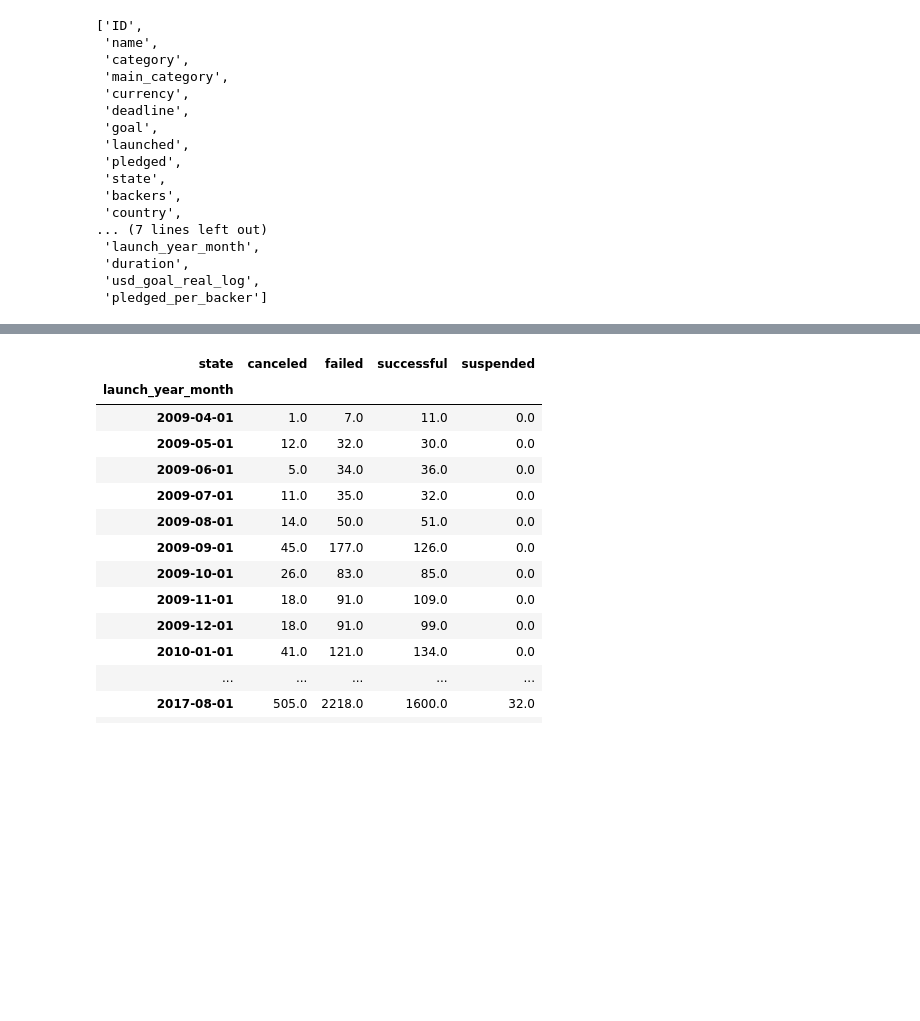
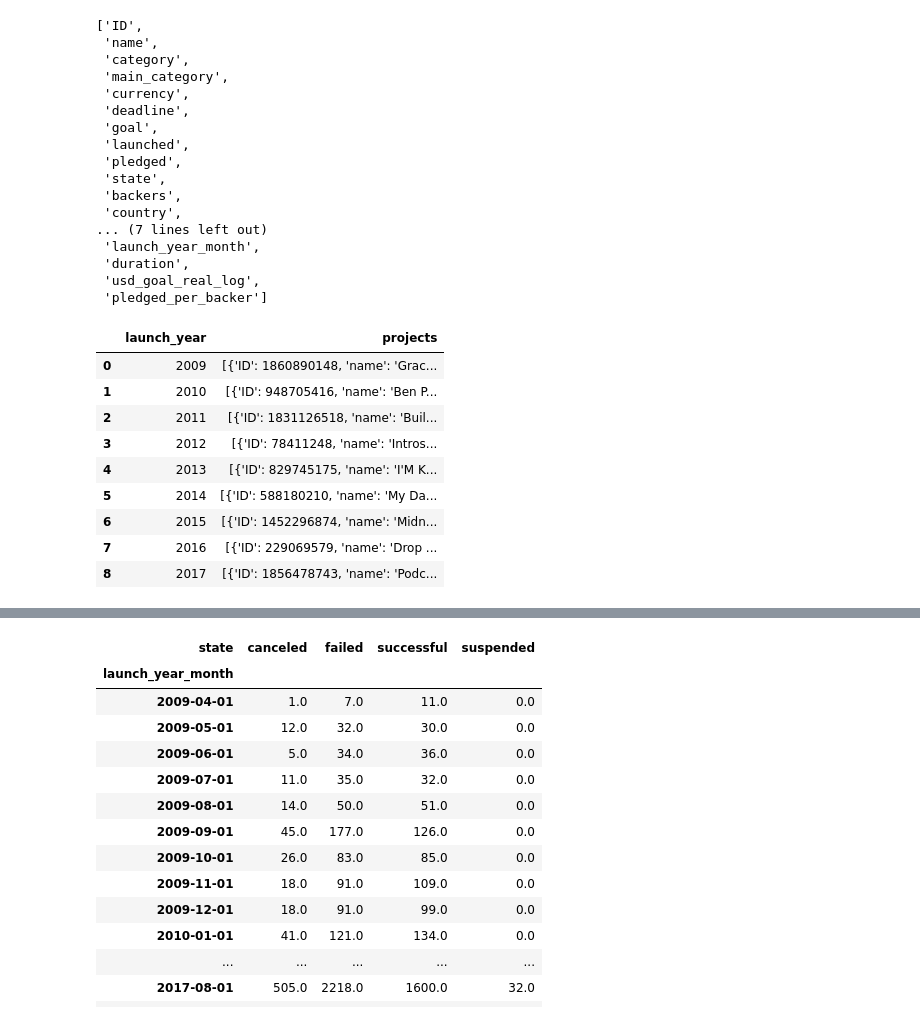
Before and after one commit to Jianan-Li/Kickstarter-Time-Series-Analysis, a Jupyter notebook: Kickstarter Time Series.ipynb, the cells around one changed output, grey strips where cells are left out. Drawn from its saved outputs; the diff is of its cells as text; code cells hidden in the pictures; blank space fills up the shorter version.

```diff
--- a/Kickstarter Time Series.ipynb
+++ b/Kickstarter Time Series.ipynb
@@ -151,10 +151,21 @@ list(df_1)
 # df_1[df_1['name'].str.contains("Pebble")]
 df_1.to_csv("df_1.csv", index=False)
 # %%
-test = df_1[['ID', 'name', 'category','main_category', 'currency', 'goal', 'launched', 'pledged', 'state', 'country', 'usd_pledged_real', 'usd_goal_real', 'launch_year']].groupby('launch_year').apply(lambda x: x.to_dict(orient='records'))
+test = df_1[['ID', 'name', 'category','main_category', 'currency', 'goal', 'launched', 'state', 'country', 'usd_goal_real', 'launch_year']].groupby('launch_year').apply(lambda x: x.to_dict(orient='records'))
 test_pd = pd.DataFrame(test).reset_index()
 test_pd.columns = ['launch_year', 'projects']
 test_pd
+# %% [output]
+|  | launch_year | projects |
+| 0 | 2009 | [{'ID': 1860890148, 'name': 'Grac... |
+| 1 | 2010 | [{'ID': 948705416, 'name': 'Ben P... |
+| 2 | 2011 | [{'ID': 1831126518, 'name': 'Buil... |
+| 3 | 2012 | [{'ID': 78411248, 'name': 'Intros... |
+| 4 | 2013 | [{'ID': 829745175, 'name': 'I'M K... |
+| 5 | 2014 | [{'ID': 588180210, 'name': 'My Da... |
+| 6 | 2015 | [{'ID': 1452296874, 'name': 'Midn... |
+| 7 | 2016 | [{'ID': 229069579, 'name': 'Drop ... |
+| 8 | 2017 | [{'ID': 1856478743, 'name': 'Podc... |
 # %%
 test_pd.to_json("df_1.json", orient='records')
 # %%
```
Also changed, not shown: parts of 5 cells of this notebook, 3 other files.
